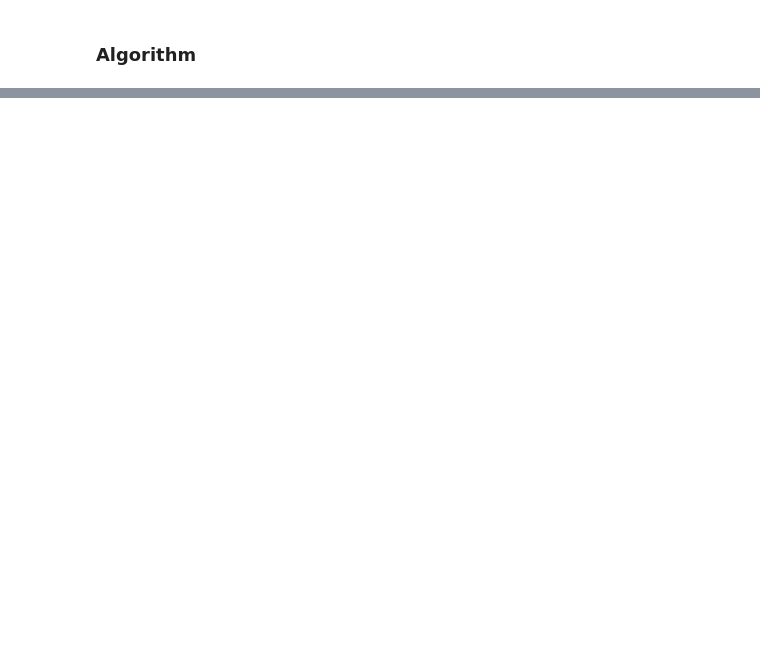
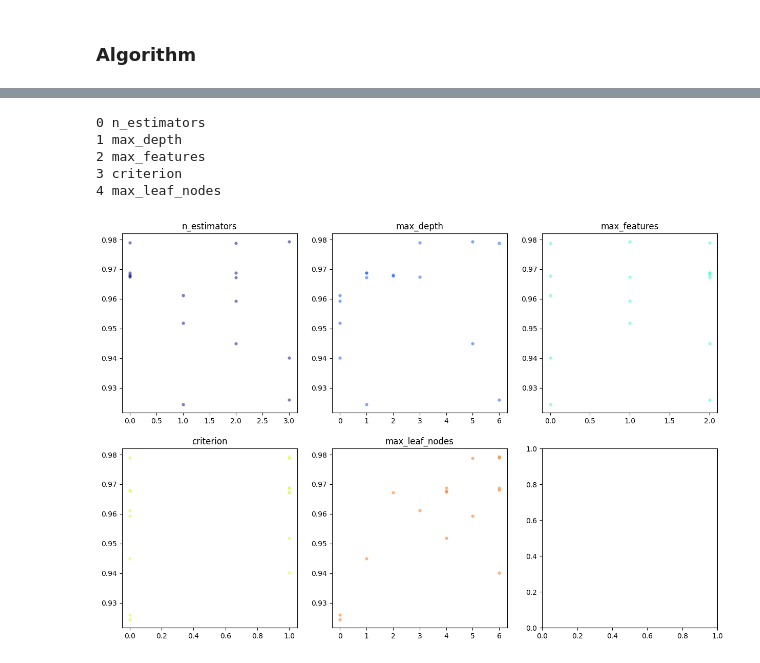
Before and after one commit to sandraaahuang/NIDS-netflowLog, a Jupyter notebook: ml/train_machine_learning_methods.ipynb, the cells around one changed output, grey strips where cells are left out. Cells and saved outputs as stored; diff of their text form; code cells hidden in the pictures; blank space fills up the shorter version.

```diff
--- a/ml/train_machine_learning_methods.ipynb
+++ b/ml/train_machine_learning_methods.ipynb
@@ -418,0 +477,27 @@ data_test_2017_original_resample.to_csv('data_test_2017_resample.csv')
+# %%
+def hyperopt_train_test(params):
+    clf = RandomForestClassifier(**params)
+    return cross_val_score(clf, X_train, y_train).mean()
+
+space4rf = {
+    'max_depth': hp.choice('max_depth', range(3, 10)),
+    'max_leaf_nodes': hp.choice('max_leaf_nodes', range(3, 10)),
+    'max_features': hp.choice('max_features', ["sqrt", "log2", None]),
+    'n_estimators': hp.choice('n_estimators', [25, 50, 100, 150]), #how many trees need to be created
+    'criterion': hp.choice('criterion', ["gini", "entropy"])
+}
+
+best = 0
+
+def f(params):
+    global best
+    acc = hyperopt_train_test(params)
+    if acc > best:
+      best = acc
+      print('new best:', best, params)
+    return {'loss': -acc, 'status': STATUS_OK}
+
+trials = Trials()
+best = fmin(f, space4rf, algo=tpe.suggest, max_evals=16, trials=trials)
+print('best:')
+print(best)
@@ -418,0 +513,20 @@ data_test_2017_original_resample.to_csv('data_test_2017_resample.csv')
+# %%
+parameters = ['n_estimators', 'max_depth', 'max_features', 'criterion', 'max_leaf_nodes']
+f, axes = plt.subplots(nrows=2, ncols=3, figsize=(15,10))
+cmap = plt.cm.jet
+for i, val in enumerate(parameters):
+    print(i, val)
+    xs = np.array([t['misc']['vals'][val] for t in trials.trials]).ravel()
+    ys = [-t['result']['loss'] for t in trials.trials]
+    xs, ys = zip(*sorted(zip(xs, ys)))
+    ys = np.array(ys)
+    axes[int(i/3), int(i%3)].scatter(xs, ys, s=20, linewidth=0.01, alpha=0.5, c=cmap(float(i)/len(parameters)))
+    axes[int(i/3), int(i%3)].set_title(val)
+    #axes[i/3,i%3].set_ylim([0.9,1.0])
+# %% [output]
+0 n_estimators
+1 max_depth
+2 max_features
+3 criterion
+4 max_leaf_nodes
+[figure, added]
```
Also changed, not shown: parts of 138 cells of this notebook.
